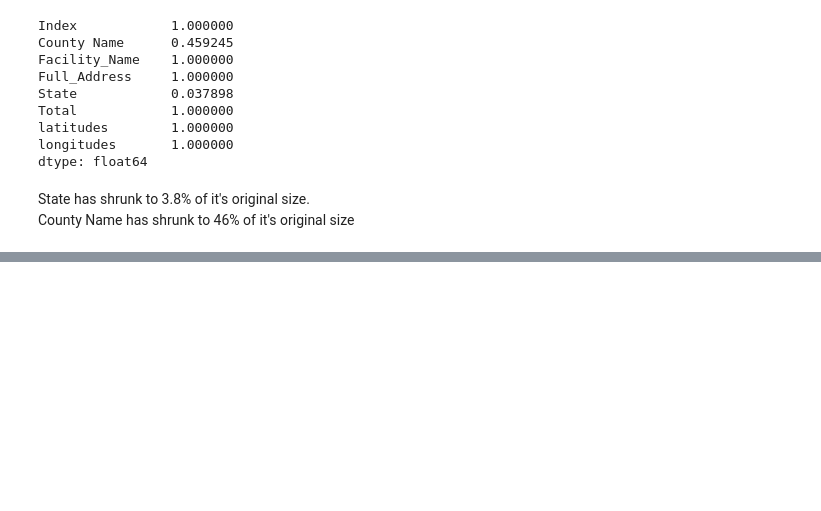
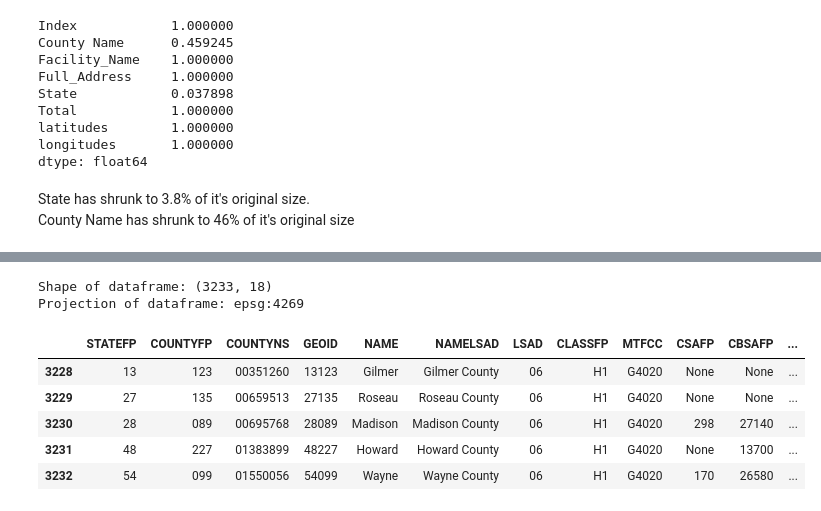
Before and after one commit to taflor/USACovidHospitals, a Jupyter notebook: notebooks/1.1-clean.ipynb, the cells around one changed output, grey strips where cells are left out. Cells and saved outputs as stored; diff of their text form; code cells hidden in the pictures; blank space fills up the shorter version.

```diff
--- a/notebooks/1.1-clean.ipynb
+++ b/notebooks/1.1-clean.ipynb
@@ -307,0 +313,21 @@ dtype: float64
+# %%
+raw_path = '../data/raw/'
+
+dbf = 'tl_2017_us_county.dbf'
+prj = 'tl_2017_us_county.prj'
+shp = 'tl_2017_us_county.shp'
+shx = 'tl_2017_us_county.shx'
+
+usa_counties = gpd.read_file(raw_path + shp)
+print('Shape of dataframe: {}'.format(usa_counties.shape))
+print('Projection of dataframe: {}'.format(usa_counties.crs))
+usa_counties.tail()
+# %% [output]
+Shape of dataframe: (3233, 18)
+Projection of dataframe: epsg:4269
+|  | STATEFP | COUNTYFP | COUNTYNS | GEOID | NAME | NAMELSAD | LSAD | CLASSFP | MTFCC | CSAFP | CBSAFP | ... |
+| 3228 | 13 | 123 | 00351260 | 13123 | Gilmer | Gilmer County | 06 | H1 | G4020 | None | None | ... |
+| 3229 | 27 | 135 | 00659513 | 27135 | Roseau | Roseau County | 06 | H1 | G4020 | None | None | ... |
+| 3230 | 28 | 089 | 00695768 | 28089 | Madison | Madison County | 06 | H1 | G4020 | 298 | 27140 | ... |
+| 3231 | 48 | 227 | 01383899 | 48227 | Howard | Howard County | 06 | H1 | G4020 | None | 13700 | ... |
+| 3232 | 54 | 099 | 01550056 | 54099 | Wayne | Wayne County | 06 | H1 | G4020 | 170 | 26580 | ... |
```
Also changed, not shown: parts of 22 cells of this notebook.
